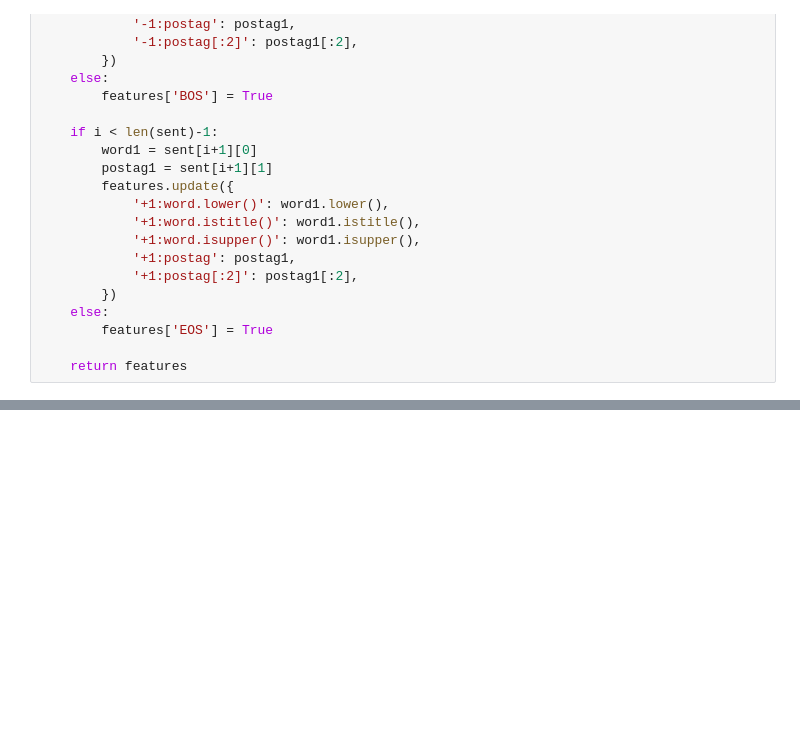
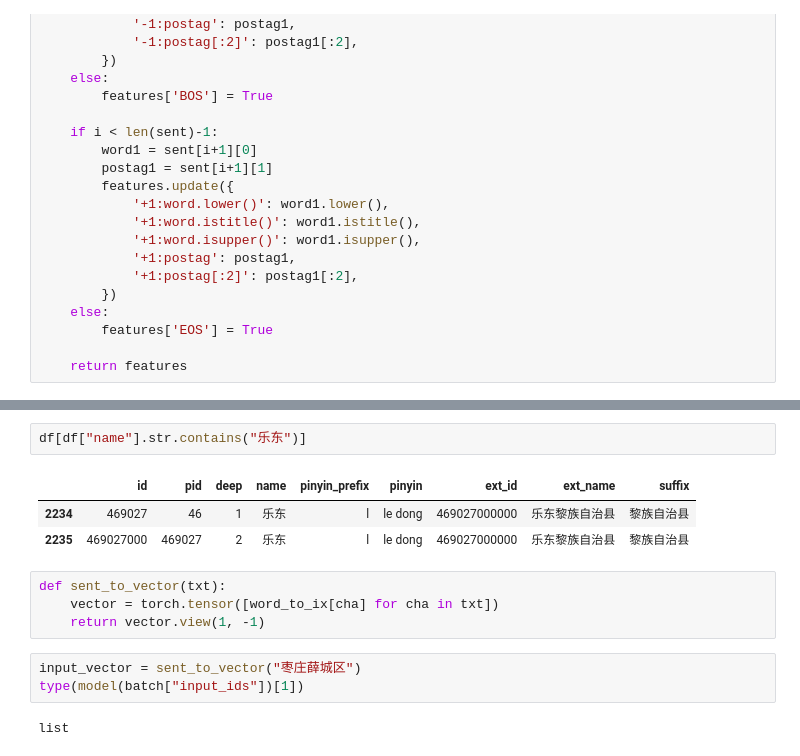
Before and after one commit to YingxuH/location_match, a Jupyter notebook: Untitled.ipynb, the cells around one changed output, grey strips where cells are left out. Drawn from its saved outputs; the diff is of its cells as text; blank space fills up the shorter version.

```diff
--- a/Untitled.ipynb
+++ b/Untitled.ipynb
@@ -290,0 +1000,15 @@ def word2features(sent, i):
+# %%
+df[df["name"].str.contains("乐东")]
+# %% [output]
+|  | id | pid | deep | name | pinyin_prefix | pinyin | ext_id | ext_name | suffix |
+| 2234 | 469027 | 46 | 1 | 乐东 | l | le dong | 469027000000 | 乐东黎族自治县 | 黎族自治县 |
+| 2235 | 469027000 | 469027 | 2 | 乐东 | l | le dong | 469027000000 | 乐东黎族自治县 | 黎族自治县 |
+# %%
+def sent_to_vector(txt):
+    vector = torch.tensor([word_to_ix[cha] for cha in txt])
+    return vector.view(1, -1)
+# %%
+input_vector = sent_to_vector("枣庄薛城区")
+type(model(batch["input_ids"])[1])
+# %% [output]
+list
```
Also changed, not shown: parts of 22 cells of this notebook, 16 other files.
